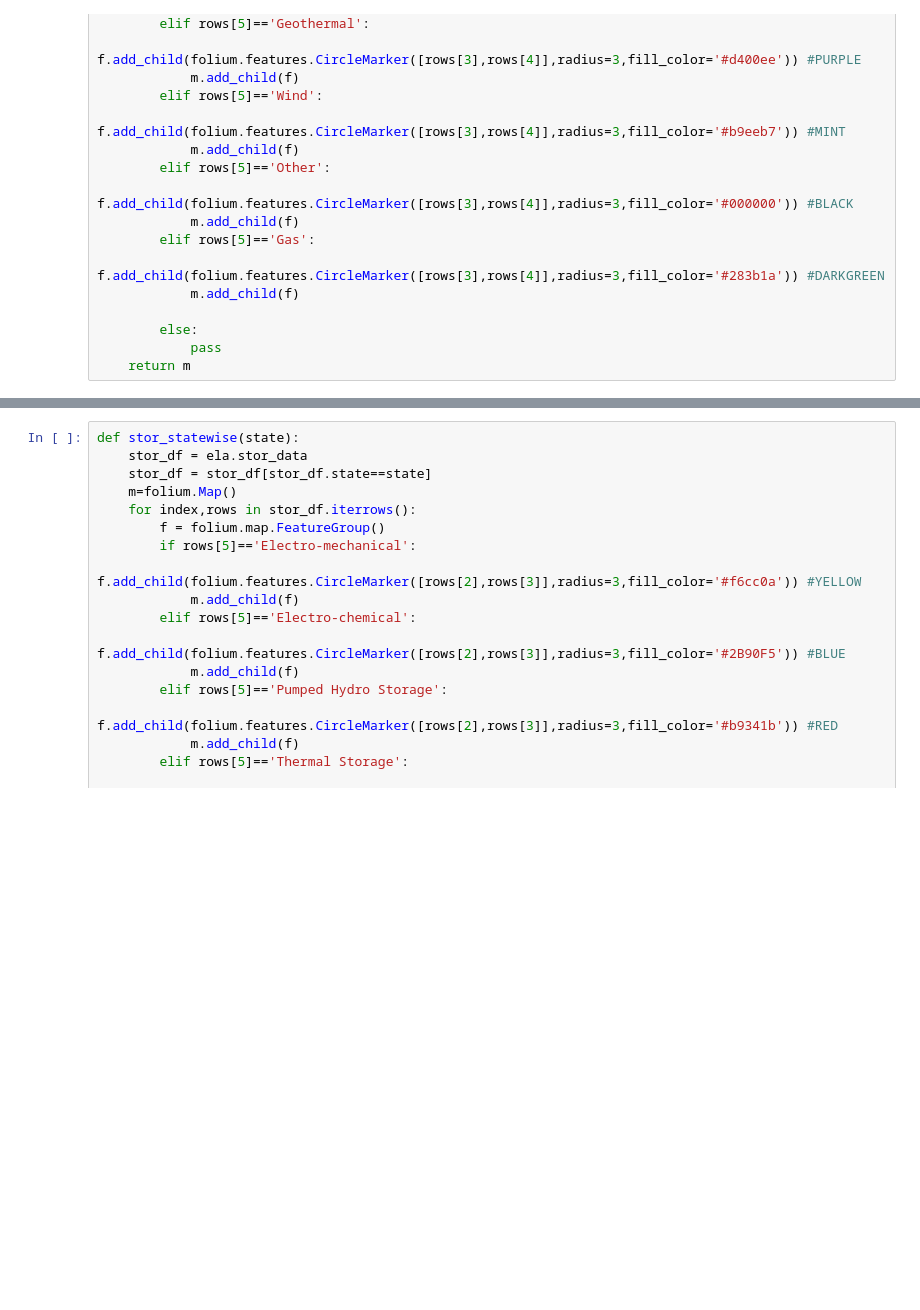
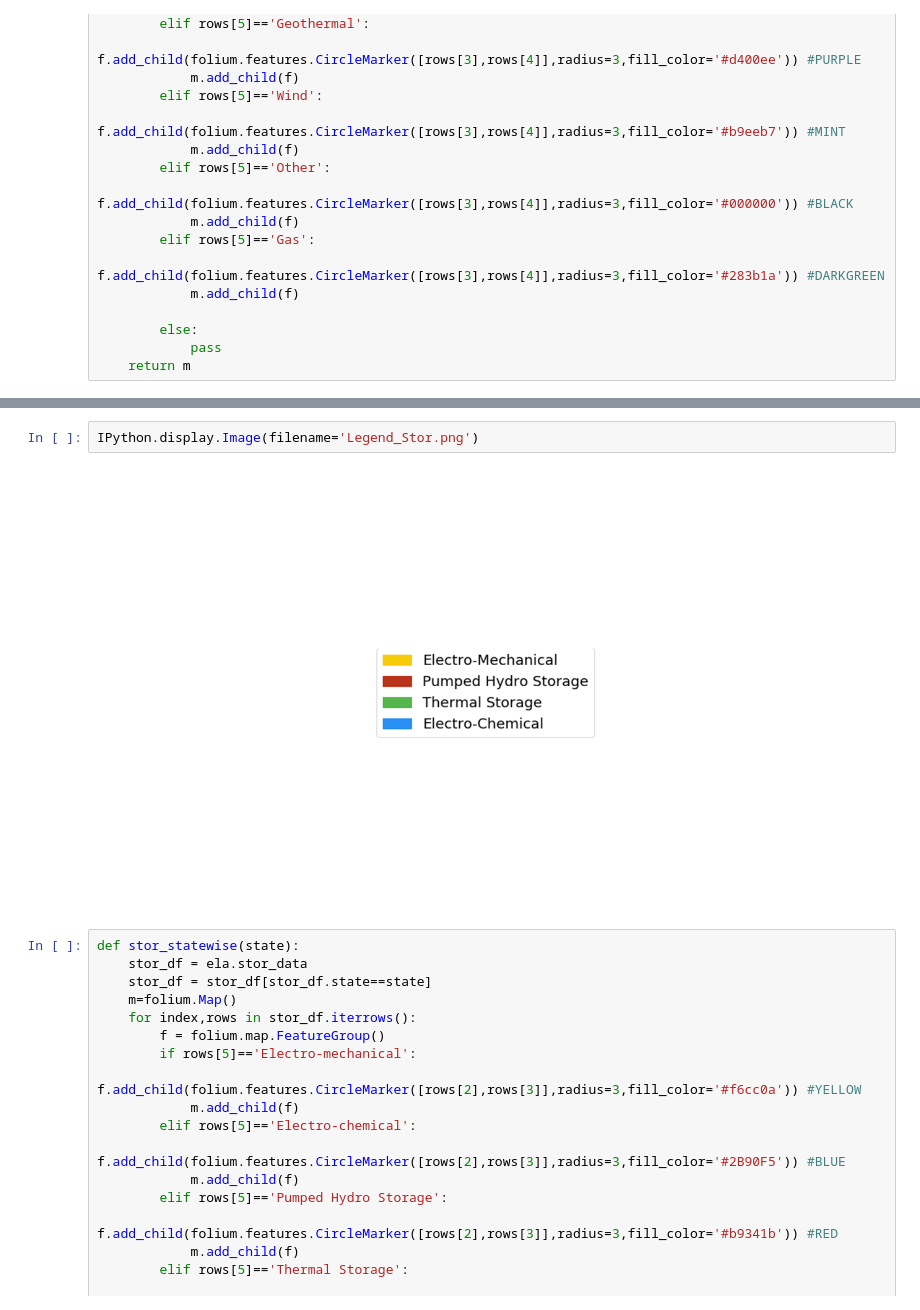
Before and after one commit to DIRECT-Energy-Storage/ELA, a Jupyter notebook: folium .ipynb, the cells around one changed output, grey strips where cells are left out. Saved outputs shown, nothing was run; the diff lists cells and outputs as text; blank space fills up the shorter version.

```diff
--- a/folium .ipynb
+++ b/folium .ipynb
@@ -97,3 +85,7 @@ stor_df
+# %%
+IPython.display.Image(filename='Legend_Stor.png')
+# %% [output]
+[figure, added]
 # %%
 def stor_statewise(state):
     stor_df = ela.stor_data
```
Also changed, not shown: parts of 2 cells of this notebook.
